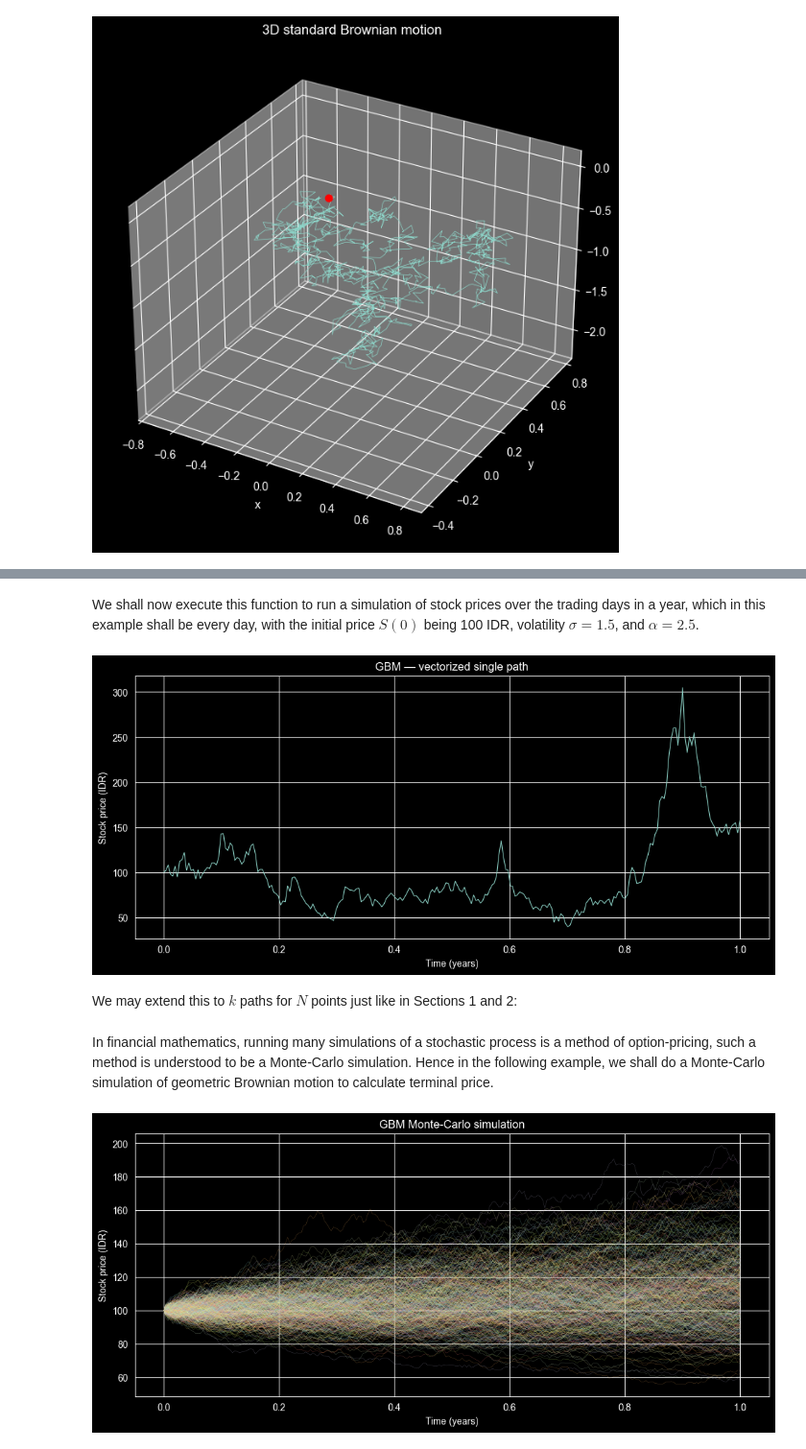
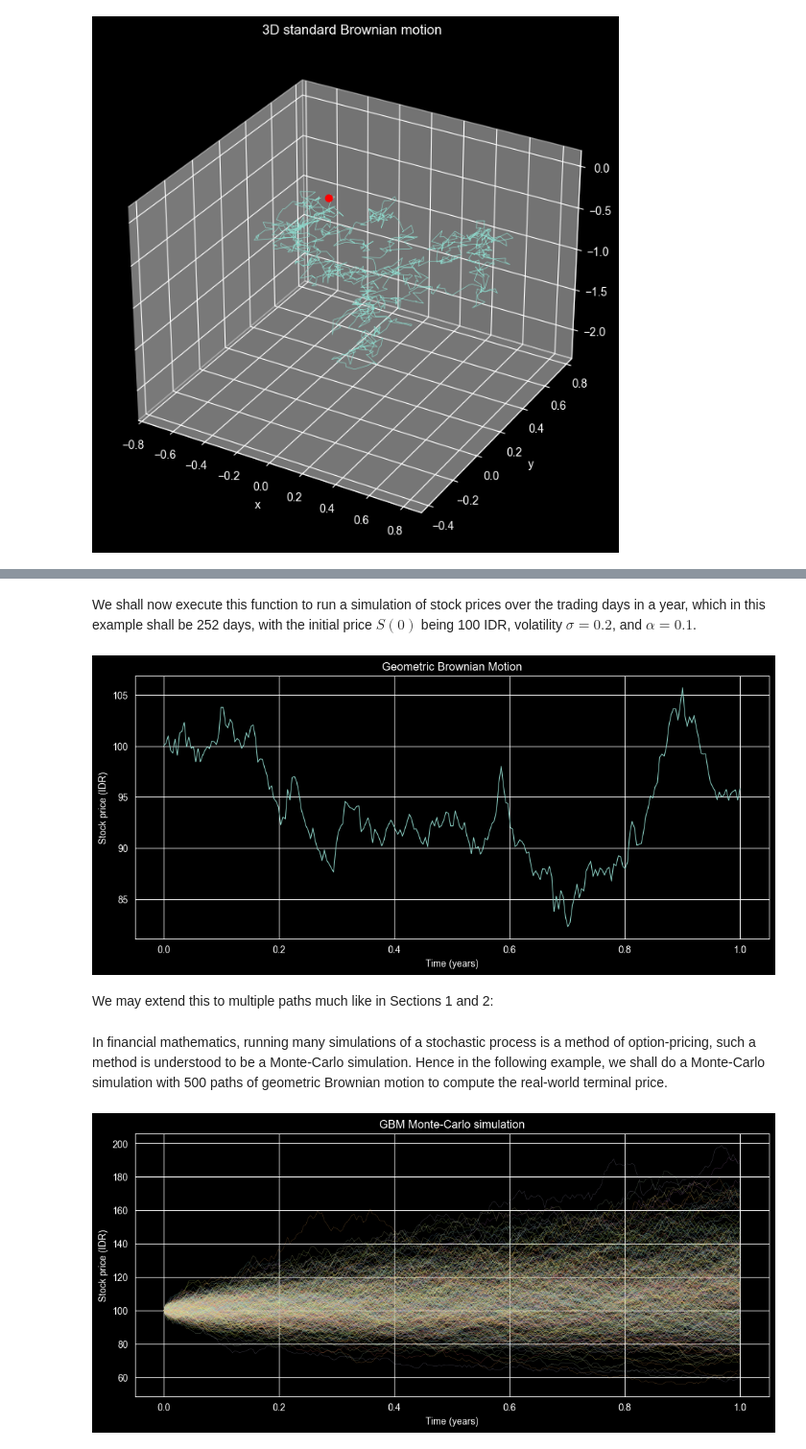
Before and after one commit to patricklin888/Simple-Projects, a Jupyter notebook: brownian_motion.ipynb, the cells around one changed output, grey strips where cells are left out. Shown at 96% size. Saved outputs shown, nothing was run; the diff lists cells and outputs as text; code cells hidden in the pictures.

```diff
--- a/brownian_motion.ipynb
+++ b/brownian_motion.ipynb
@@ -197,10 +201,10 @@ def plot_gbm(annual_trading_days, initial_stock_price, volatility, alpha):
     # Draw N-1 standard normal increments (one per step)
     X = rng.normal(0, 1, N - 1)            # shape (N-1,)
 
-    # Log-returns: each r_k = σ·X_k·√dt + β·dt
+    # Log-returns
     log_returns = volatility * X * np.sqrt(dt) + beta * dt   # shape (N-1,)
 
-    # Cumulative sum gives log(S(t_n)/S(0)); prepend 0 for t=0
+    # Cumulative sum gives log(S(t_n)/S(0))
     log_path = np.concatenate([[0], np.cumsum(log_returns)])  # shape (N,)
 
     S = initial_stock_price * np.exp(log_path)
@@ -210,14 +214,14 @@ def plot_gbm(annual_trading_days, initial_stock_price, volatility, alpha):
     plt.plot(t, S, linewidth=0.8)
     plt.xlabel("Time (years)")
     plt.ylabel("Stock price (IDR)")
-    plt.title("GBM — vectorized single path")
+    plt.title("Geometric Brownian Motion")
     plt.show()
 # %% [markdown]
-We shall now execute this function to run a simulation of stock prices over the trading days in a year, which in this example shall be every day, with the initial price $S(0)$ being 100 IDR, volatility $\sigma=1.5$, and $\alpha=2.5$.
+We shall now execute this function to run a simulation of stock prices over the trading days in a year, which in this example shall be 252 days, with the initial price $S(0)$ being 100 IDR, volatility $\sigma=0.2$, and $\alpha=0.1$.
 # %%
-plot_gbm(annual_trading_days=252, initial_stock_price=100, volatility=1.5, alpha=2.5)
+plot_gbm(annual_trading_days=252, initial_stock_price=100, volatility=0.2, alpha=0.1)
 # %% [output]
-[figure, old version]
+[figure, new version]
 # %% [markdown]
-We may extend this to $k$ paths for $N$ points just like in Sections 1 and 2:
+We may extend this to multiple paths much like in Sections 1 and 2:
 # %%
@@ -249,5 +259,5 @@ def simulate_gbm_paths(k, N, initial_stock_price, volatility, alpha):
     print(f"Mean terminal price : {terminal.mean():.4f}")
     print(f"Std  terminal price : {terminal.std():.4f}")
 # %% [markdown]
-In financial mathematics, running many simulations of a stochastic process is a method of option-pricing, such a method is understood to be a Monte-Carlo simulation. Hence in the following example, we shall do a Monte-Carlo simulation of geometric Brownian motion to calculate terminal price.
+In financial mathematics, running many simulations of a stochastic process is a method of option-pricing, such a method is understood to be a Monte-Carlo simulation. Hence in the following example, we shall do a Monte-Carlo simulation with 500 paths of geometric Brownian motion to compute the real-world terminal price.
 # %%
```
Also changed, not shown: parts of 30 cells of this notebook.
